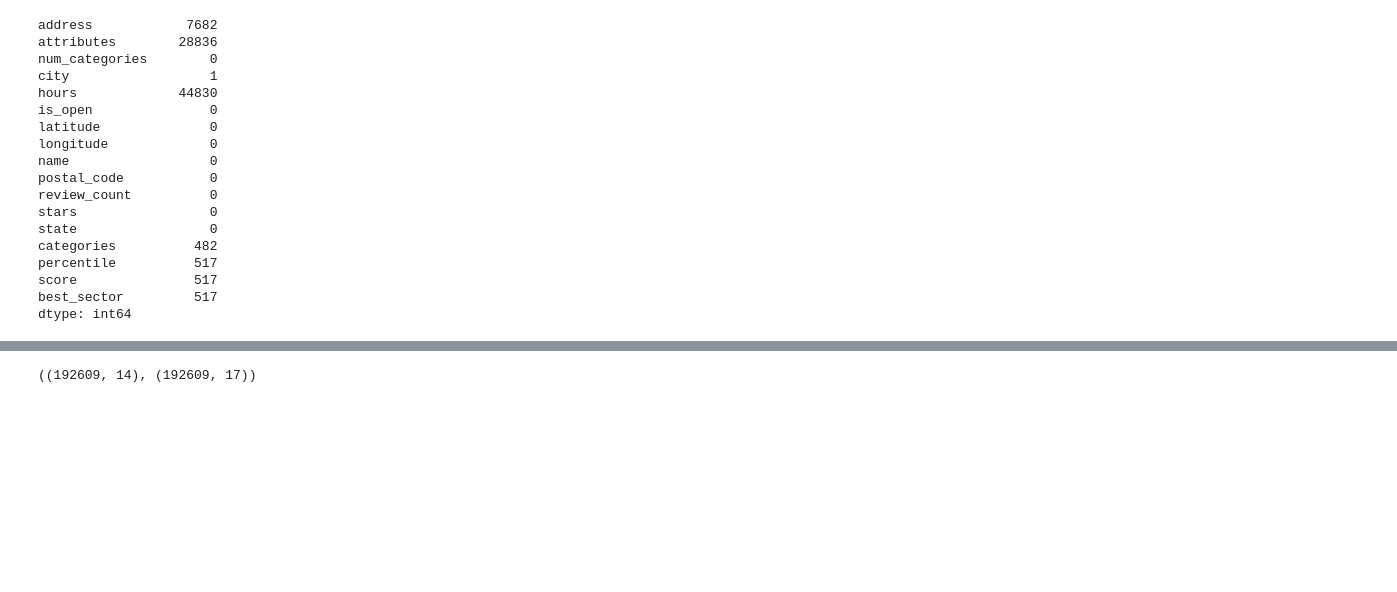
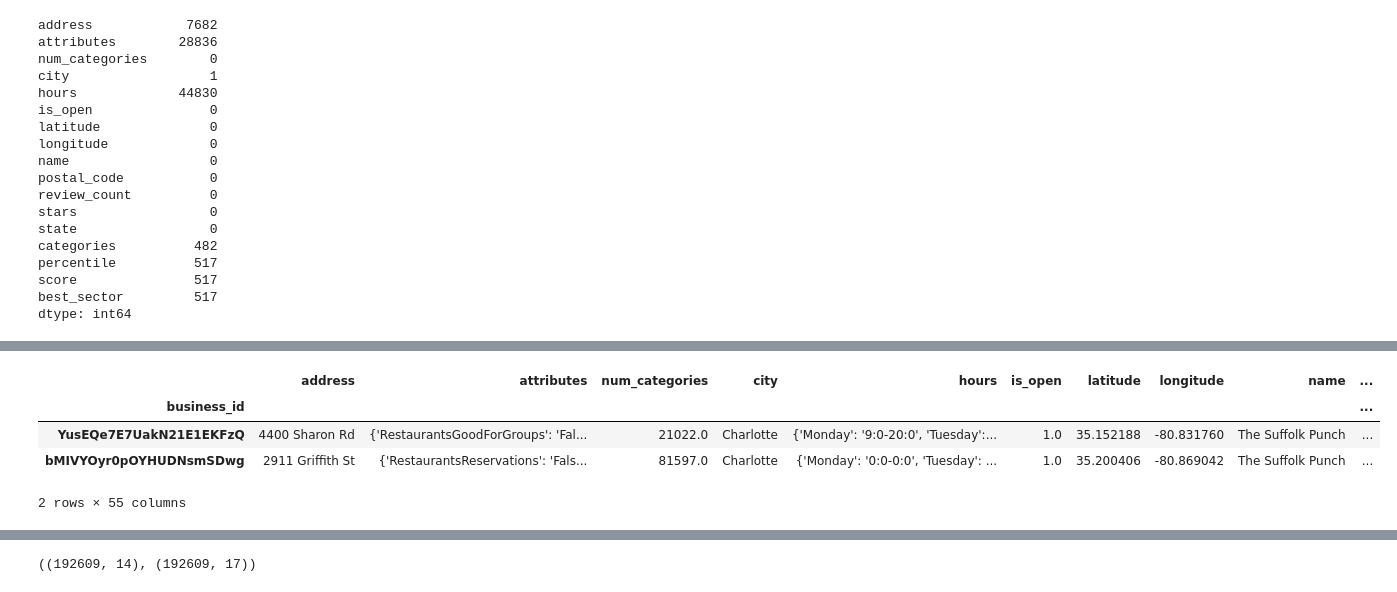
Before and after one commit to BloomTech-Labs/yelp-dataset-challenge-2-ds, a Jupyter notebook: exploratory-data-analysis-master/feature engineering/EDA-yelp-reviews.ipynb, the cells around one changed output, grey strips where cells are left out. Saved outputs shown, nothing was run; the diff lists cells and outputs as text; code cells hidden in the pictures; blank space fills up the shorter version.

```diff
--- a/exploratory-data-analysis-master/feature engineering/EDA-yelp-reviews.ipynb
+++ b/exploratory-data-analysis-master/feature engineering/EDA-yelp-reviews.ipynb
@@ -1329,0 +1370,2 @@ df_knn['categories'] = df_knn['categories'].apply(lambda x: get_first(x))
+# %%
+mulcolumns = mulcolumns.drop(columns=list(range(6,37)))
@@ -1329,0 +1398,4 @@ df_knn['categories'] = df_knn['categories'].apply(lambda x: get_first(x))
+# %%
+mulcolumns = mulcolumns.rename(columns={0: "category_1", 1: "category_2", 2: "category_3", 3: "category_4", 4: "category_5", 5: "category_6"})
+# %%
+mulcolumns.iloc[:,17:23] = mulcolumns.iloc[:,17:23].fillna("No category")
@@ -1329,0 +1481,2 @@ df_knn['categories'] = df_knn['categories'].apply(lambda x: get_first(x))
+# %%
+mulcolumns['competitors'] = np.nan
@@ -1329,0 +1546,8 @@ df_knn['categories'] = df_knn['categories'].apply(lambda x: get_first(x))
+# %%
+mulcolumns[mulcolumns['name'] == 'The Suffolk Punch']
+# %% [output]
+|  | address | attributes | num_categories | city | hours | is_open | latitude | longitude | name | ... |
+| business_id |  |  |  |  |  |  |  |  |  | ... |
+| YusEQe7E7UakN21E1EKFzQ | 4400 Sharon Rd | {'RestaurantsGoodForGroups': 'Fal... | 21022.0 | Charlotte | {'Monday': '9:0-20:0', 'Tuesday':... | 1.0 | 35.152188 | -80.831760 | The Suffolk Punch | ... |
+| bMIVYOyr0pOYHUDNsmSDwg | 2911 Griffith St | {'RestaurantsReservations': 'Fals... | 81597.0 | Charlotte | {'Monday': '0:0-0:0', 'Tuesday': ... | 1.0 | 35.200406 | -80.869042 | The Suffolk Punch | ... |
+2 rows × 55 columns
```
Also changed, not shown: parts of 50 cells of this notebook.
